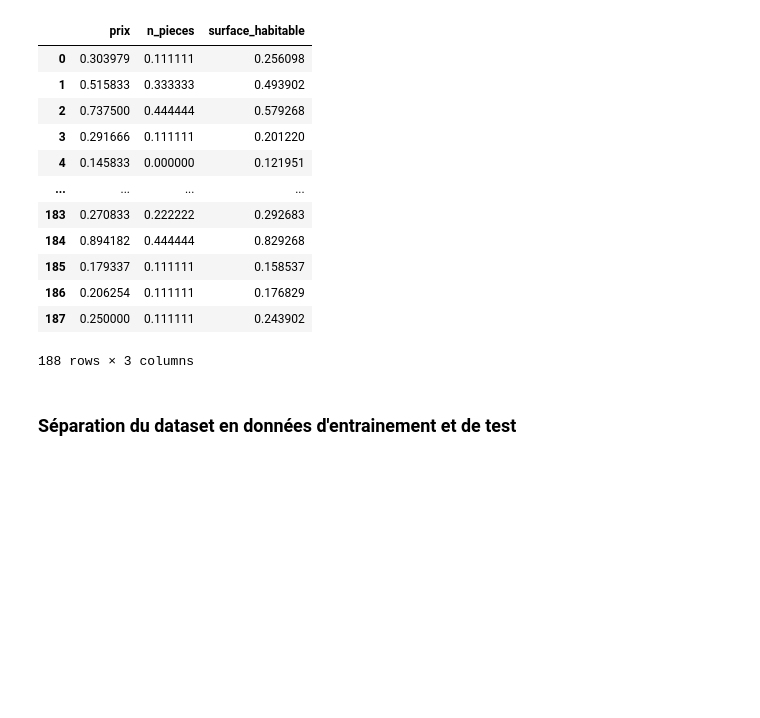
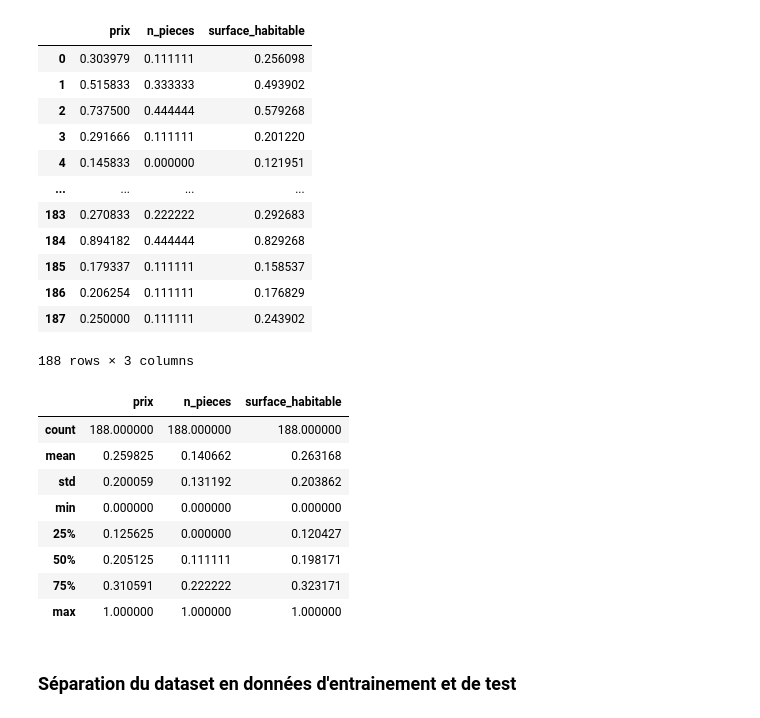
Before and after one commit to ValentinDlh/MLOps_Immobilier_France, a Jupyter notebook: EDA & Modelisations.ipynb, the cells around one changed output. Cells and saved outputs as stored; diff of their text form; code cells hidden in the pictures; blank space fills up the shorter version.

```diff
--- a/EDA & Modelisations.ipynb
+++ b/EDA & Modelisations.ipynb
@@ -257,6 +277,18 @@ df2_scaled
 | 186 | 0.206254 | 0.111111 | 0.176829 |
 | 187 | 0.250000 | 0.111111 | 0.243902 |
 188 rows × 3 columns
+# %%
+df2_scaled.describe()
+# %% [output]
+|  | prix | n_pieces | surface_habitable |
+| count | 188.000000 | 188.000000 | 188.000000 |
+| mean | 0.259825 | 0.140662 | 0.263168 |
+| std | 0.200059 | 0.131192 | 0.203862 |
+| min | 0.000000 | 0.000000 | 0.000000 |
+| 25% | 0.125625 | 0.000000 | 0.120427 |
+| 50% | 0.205125 | 0.111111 | 0.198171 |
+| 75% | 0.310591 | 0.222222 | 0.323171 |
+| max | 1.000000 | 1.000000 | 1.000000 |
 # %% [markdown]
 ### Séparation du dataset en données d'entrainement et de test
 # %%
```
Also changed, not shown: parts of 14 cells of this notebook.
